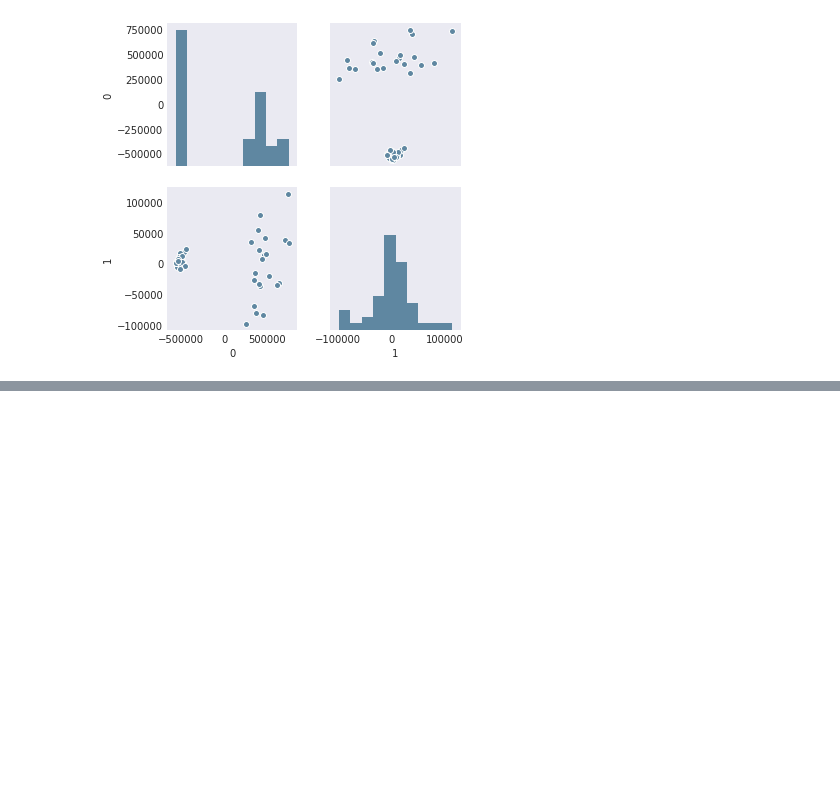
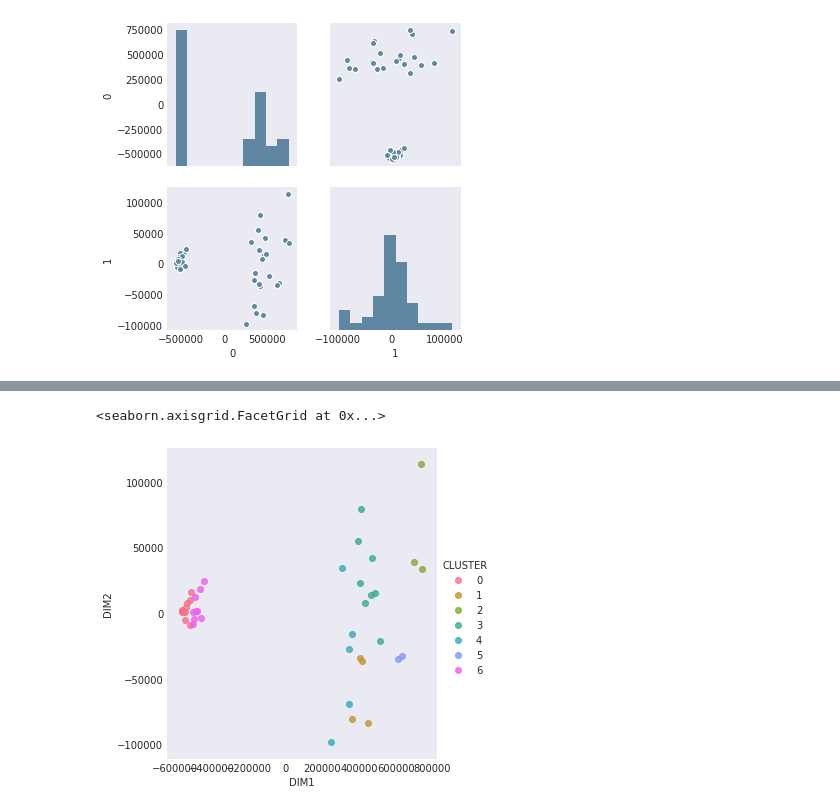
Before and after one commit to davibarreira/GPDPyBox, a Jupyter notebook: DataManipulation.ipynb, the cells around one changed output, grey strips where cells are left out. Saved outputs shown, nothing was run; the diff lists cells and outputs as text; code cells hidden in the pictures; blank space fills up the shorter version.

```diff
--- a/DataManipulation.ipynb
+++ b/DataManipulation.ipynb
@@ -546 +600,3 @@ components
+# %%
+data_reduced['CLUSTER']  = clusterer.labels_
 # %%
@@ -556,3 +603,0 @@ data_reduced.head()
-# %%
-data_reduced['NOME_VENDEDOR'] = data['NOME_VENDEDOR']
-data_reduced['NOME_PRODUTO'] = data['NOME_PRODUTO']
@@ -597,0 +604,5 @@ Somente a venda de Fogão com Lava-Louças parece ter uma correlação mais sign
+# %%
+sns.lmplot(data= data_reduced, x='DIM1',y='DIM2',hue='CLUSTER',fit_reg=False)
+# %% [output]
+<seaborn.axisgrid.FacetGrid at 0x...>
+[figure, added]
```
Also changed, not shown: parts of 10 cells of this notebook.
